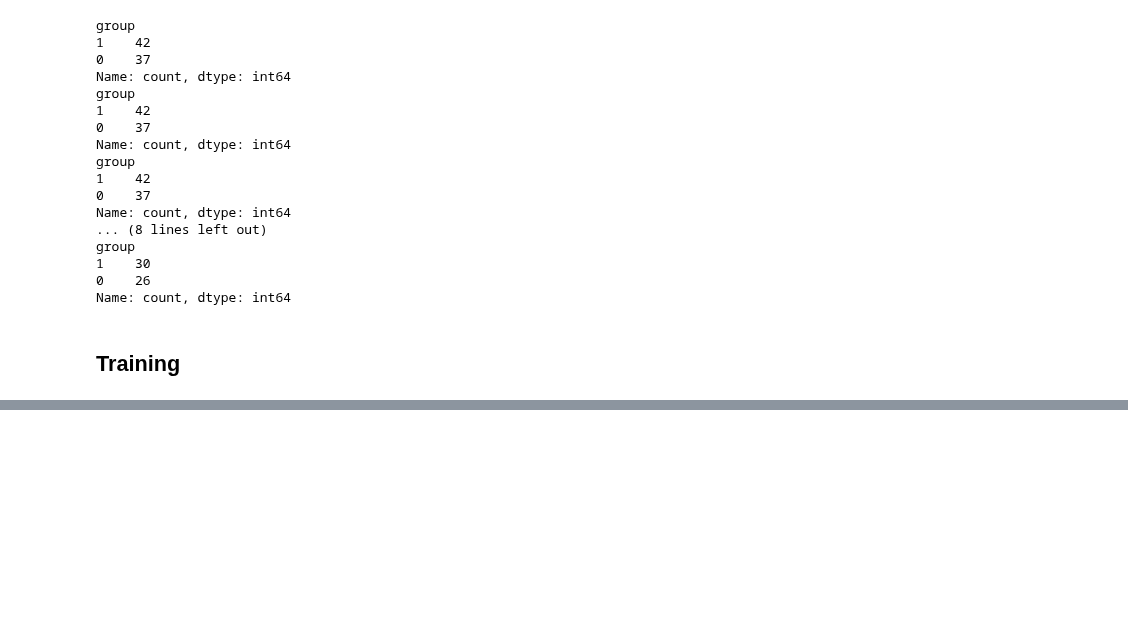
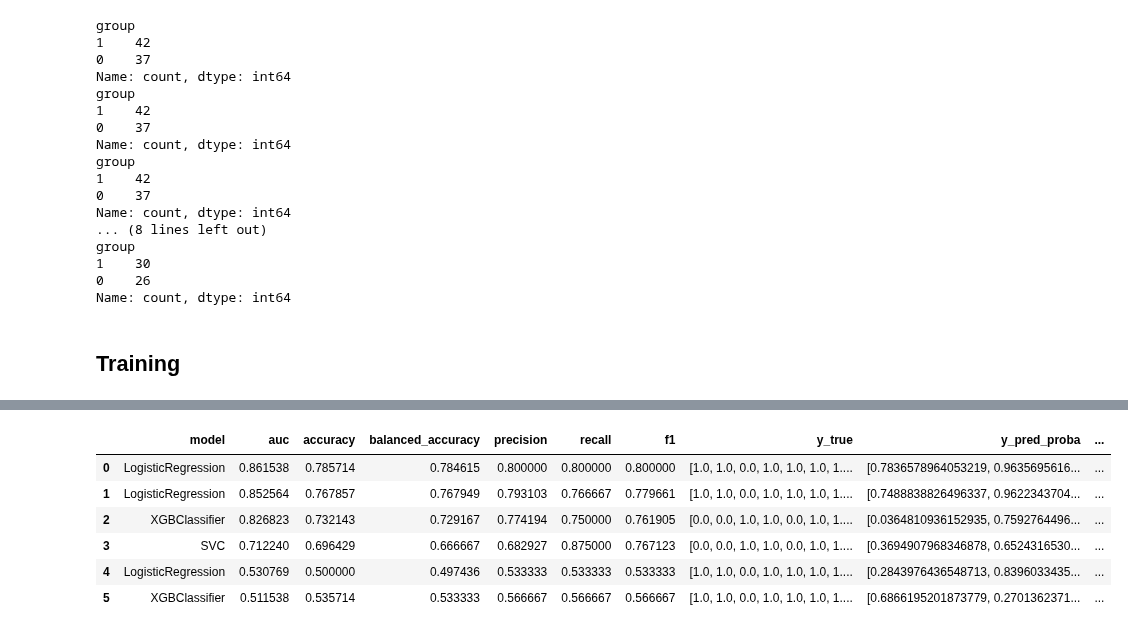
Before and after one commit to gianluca-capelo/tmt-analysis, a Jupyter notebook: notebooks/train.ipynb, the cells around one changed output, grey strips where cells are left out. Saved outputs shown, nothing was run; the diff lists cells and outputs as text; code cells hidden in the pictures; blank space fills up the shorter version.

```diff
--- a/notebooks/train.ipynb
+++ b/notebooks/train.ipynb
@@ -489,0 +532,10 @@ top1_per_dataset.sort_values('auc', ascending=False)
+# %%
+top1_per_dataset[~top1_per_dataset['complete']].reset_index(drop=True)
+# %% [output]
+|  | model | auc | accuracy | balanced_accuracy | precision | recall | f1 | y_true | y_pred_proba | ... |
+| 0 | LogisticRegression | 0.861538 | 0.785714 | 0.784615 | 0.800000 | 0.800000 | 0.800000 | [1.0, 1.0, 0.0, 1.0, 1.0, 1.0, 1.... | [0.7836578964053219, 0.9635695616... | ... |
+| 1 | LogisticRegression | 0.852564 | 0.767857 | 0.767949 | 0.793103 | 0.766667 | 0.779661 | [1.0, 1.0, 0.0, 1.0, 1.0, 1.0, 1.... | [0.7488838826496337, 0.9622343704... | ... |
+| 2 | XGBClassifier | 0.826823 | 0.732143 | 0.729167 | 0.774194 | 0.750000 | 0.761905 | [0.0, 0.0, 1.0, 1.0, 0.0, 1.0, 1.... | [0.0364810936152935, 0.7592764496... | ... |
+| 3 | SVC | 0.712240 | 0.696429 | 0.666667 | 0.682927 | 0.875000 | 0.767123 | [0.0, 0.0, 1.0, 1.0, 0.0, 1.0, 1.... | [0.3694907968346878, 0.6524316530... | ... |
+| 4 | LogisticRegression | 0.530769 | 0.500000 | 0.497436 | 0.533333 | 0.533333 | 0.533333 | [1.0, 1.0, 0.0, 1.0, 1.0, 1.0, 1.... | [0.2843976436548713, 0.8396033435... | ... |
+| 5 | XGBClassifier | 0.511538 | 0.535714 | 0.533333 | 0.566667 | 0.566667 | 0.566667 | [1.0, 1.0, 0.0, 1.0, 1.0, 1.0, 1.... | [0.6866195201873779, 0.2701362371... | ... |
```
Also changed, not shown: parts of 8 cells of this notebook, 1 other file.
